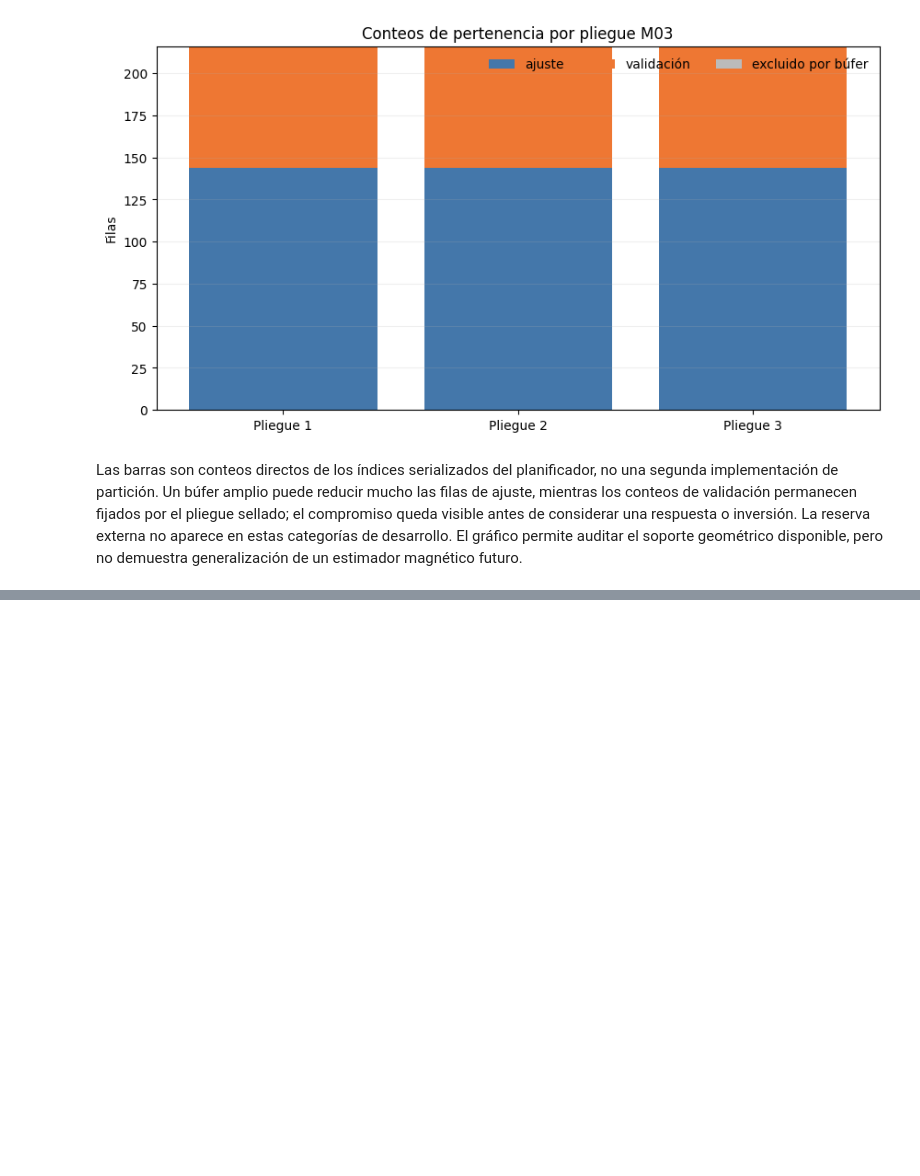
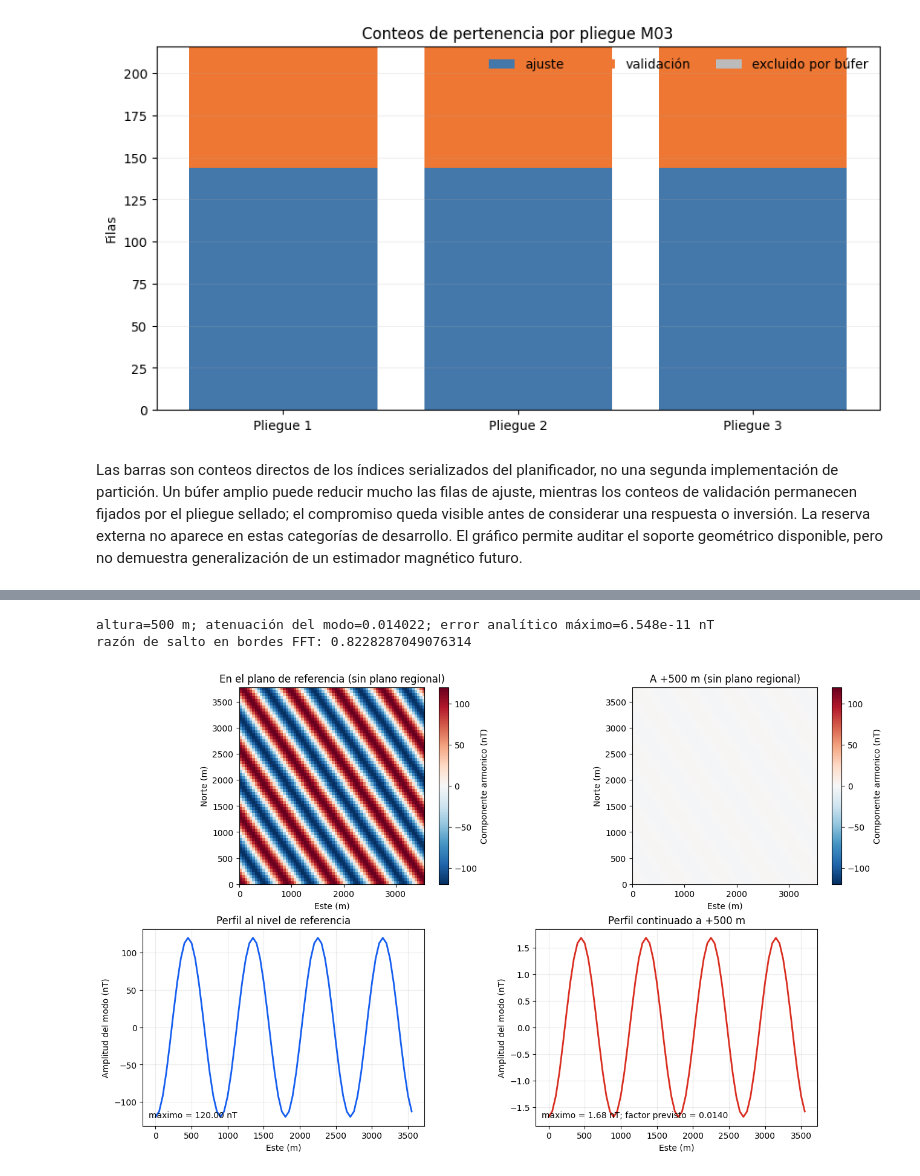
Before and after one commit to fsantibanezleal/CAOS_Geophysics, a Jupyter notebook: notebooks/es/03-magnetics/02-m03-survey-geometry-and-holdout.ipynb, the cells around one changed output, grey strips where cells are left out. Saved outputs shown, nothing was run; the diff lists cells and outputs as text; code cells hidden in the pictures; blank space fills up the shorter version.

```diff
--- a/notebooks/es/03-magnetics/02-m03-survey-geometry-and-holdout.ipynb
+++ b/notebooks/es/03-magnetics/02-m03-survey-geometry-and-holdout.ipynb
@@ -184,0 +189,52 @@ Las barras son conteos directos de los índices serializados del planificador, n
+# %%
+# Es un control numérico con verdad conocida, no una grilla medida de Charleston.
+import numpy as np
+import matplotlib.pyplot as plt
+from magnetic_continuation import upward_continue
+
+ny, nx = 64, 72
+dx, dy, height_m = 50.0, 60.0, 500.0
+easting = np.arange(nx) * dx
+northing = np.arange(ny) * dy
+xx, yy = np.meshgrid(easting, northing, indexing="xy")
+mode_x, mode_y, amplitude = 4, 3, 120.0
+phase = 2 * np.pi * mode_x * xx / (nx * dx) + 2 * np.pi * mode_y * yy / (ny * dy)
+regional = 50000.0 + 0.012 * xx - 0.018 * yy
+observed = regional + amplitude * np.cos(phase)
+continued_record = upward_continue(
+    observed, spacing_easting_m=dx, spacing_northing_m=dy, height_m=height_m,
+    support_mask=np.ones_like(observed, dtype=bool),
+)
+radial_k = np.hypot(2 * np.pi * mode_x / (nx * dx), 2 * np.pi * mode_y / (ny * dy))
+attenuation = np.exp(-radial_k * height_m)
+analytic = regional + amplitude * attenuation * np.cos(phase)
+continued = np.asarray(continued_record["values"])
+max_error = float(np.max(np.abs(continued - analytic)))
+print(f"altura={height_m:.0f} m; atenuación del modo={attenuation:.6f}; error analítico máximo={max_error:.3e} nT")
+print("razón de salto en bordes FFT:", continued_record["edge_periodicity_diagnostic"]["maximum_seam_jump_over_grid_std"])
+assert max_error < 1e-8
+assert np.max(np.abs(continued - regional)) < np.max(np.abs(observed - regional))
+
+fig, axes = plt.subplots(2, 2, figsize=(13, 8), constrained_layout=True)
+mode_observed = observed - regional
+mode_continued = continued - regional
+for ax, field, title in zip(axes[0], (mode_observed, mode_continued),
+                            ("En el plano de referencia (sin plano regional)", f"A +{height_m:.0f} m (sin plano regional)")):
+    image = ax.imshow(field, origin="lower", extent=[easting[0], easting[-1], northing[0], northing[-1]],
+                      cmap="RdBu_r", vmin=-amplitude, vmax=amplitude, aspect="equal")
+    ax.set(title=title, xlabel="Este (m)", ylabel="Norte (m)")
+    fig.colorbar(image, ax=ax, label="Componente armonico (nT)")
+axes[1, 0].plot(easting, mode_observed[ny // 2], color="#155eef", lw=2)
+axes[1, 0].set(title="Perfil al nivel de referencia", xlabel="Este (m)", ylabel="Amplitud del modo (nT)")
+axes[1, 0].text(.02, .04, f"maximo = {np.max(np.abs(mode_observed[ny // 2])):.2f} nT",
+                transform=axes[1, 0].transAxes, fontsize=10)
+axes[1, 1].plot(easting, mode_continued[ny // 2], color="#d92d20", lw=2)
+axes[1, 1].set(title=f"Perfil continuado a +{height_m:.0f} m", xlabel="Este (m)", ylabel="Amplitud del modo (nT)")
+axes[1, 1].text(.02, .04, f"maximo = {np.max(np.abs(mode_continued[ny // 2])):.2f} nT; factor previsto = {attenuation:.4f}",
+                transform=axes[1, 1].transAxes, fontsize=10)
+for ax in axes[1]: ax.grid(alpha=.25)
+plt.show()
+# %% [output]
+altura=500 m; atenuación del modo=0.014022; error analítico máximo=6.548e-11 nT
+razón de salto en bordes FFT: 0.8228287049076314
+[figure, added]
```
Also changed, not shown: parts of 9 cells of this notebook, 12 other files.
